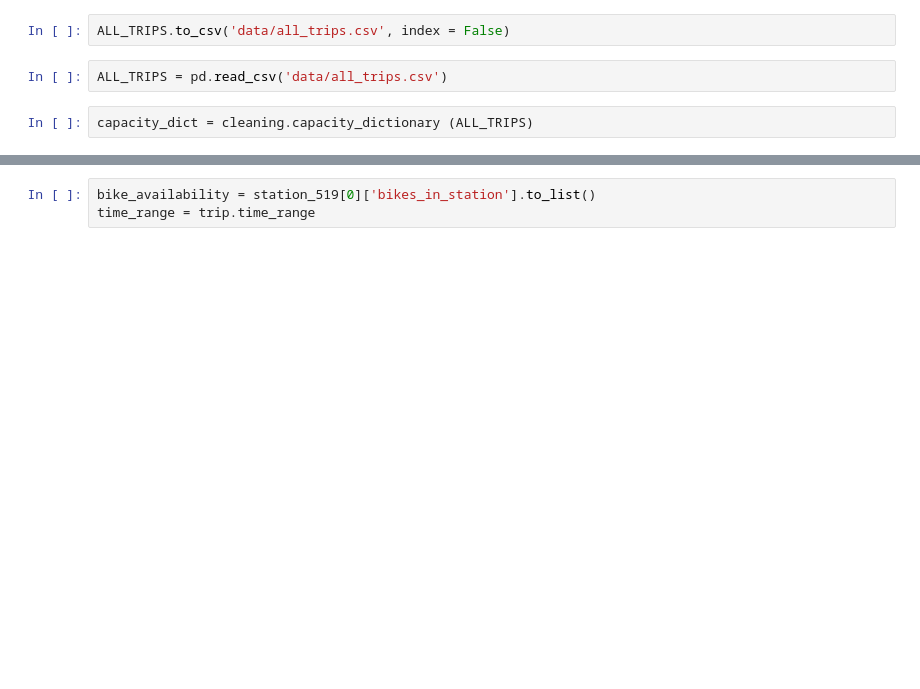
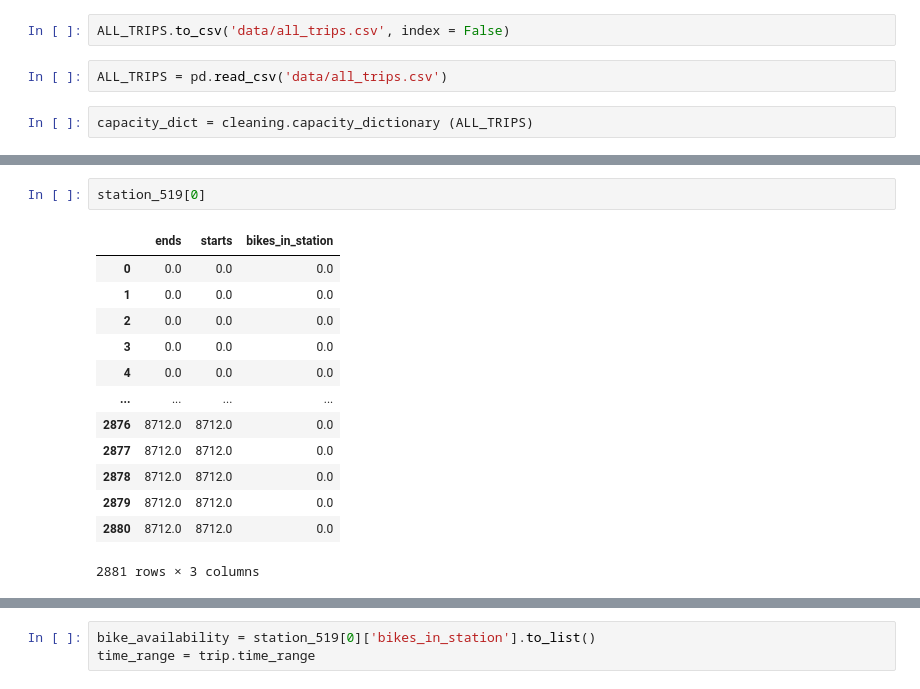
Before and after one commit to gerardrius/Final, a Jupyter notebook: main.ipynb, the cells around one changed output, grey strips where cells are left out. Drawn from its saved outputs; the diff is of its cells as text; blank space fills up the shorter version.

```diff
--- a/main.ipynb
+++ b/main.ipynb
@@ -196,0 +202,16 @@ station_519 = trip.station_load_time_series (ALL_TRIPS, 519)
+# %%
+station_519[0]
+# %% [output]
+|  | ends | starts | bikes_in_station |
+| 0 | 0.0 | 0.0 | 0.0 |
+| 1 | 0.0 | 0.0 | 0.0 |
+| 2 | 0.0 | 0.0 | 0.0 |
+| 3 | 0.0 | 0.0 | 0.0 |
+| 4 | 0.0 | 0.0 | 0.0 |
+| ... | ... | ... | ... |
+| 2876 | 8712.0 | 8712.0 | 0.0 |
+| 2877 | 8712.0 | 8712.0 | 0.0 |
+| 2878 | 8712.0 | 8712.0 | 0.0 |
+| 2879 | 8712.0 | 8712.0 | 0.0 |
+| 2880 | 8712.0 | 8712.0 | 0.0 |
+2881 rows × 3 columns
```
Also changed, not shown: parts of 15 cells of this notebook, 2 other files.
